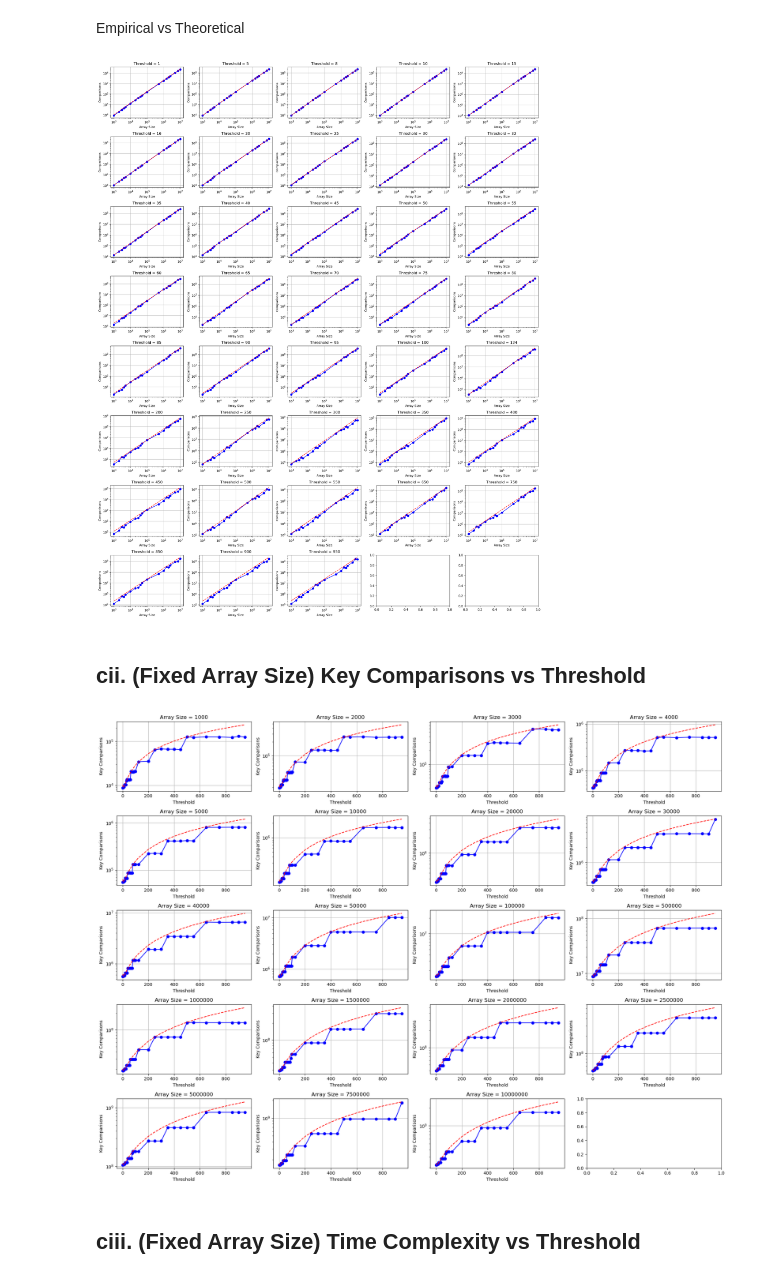
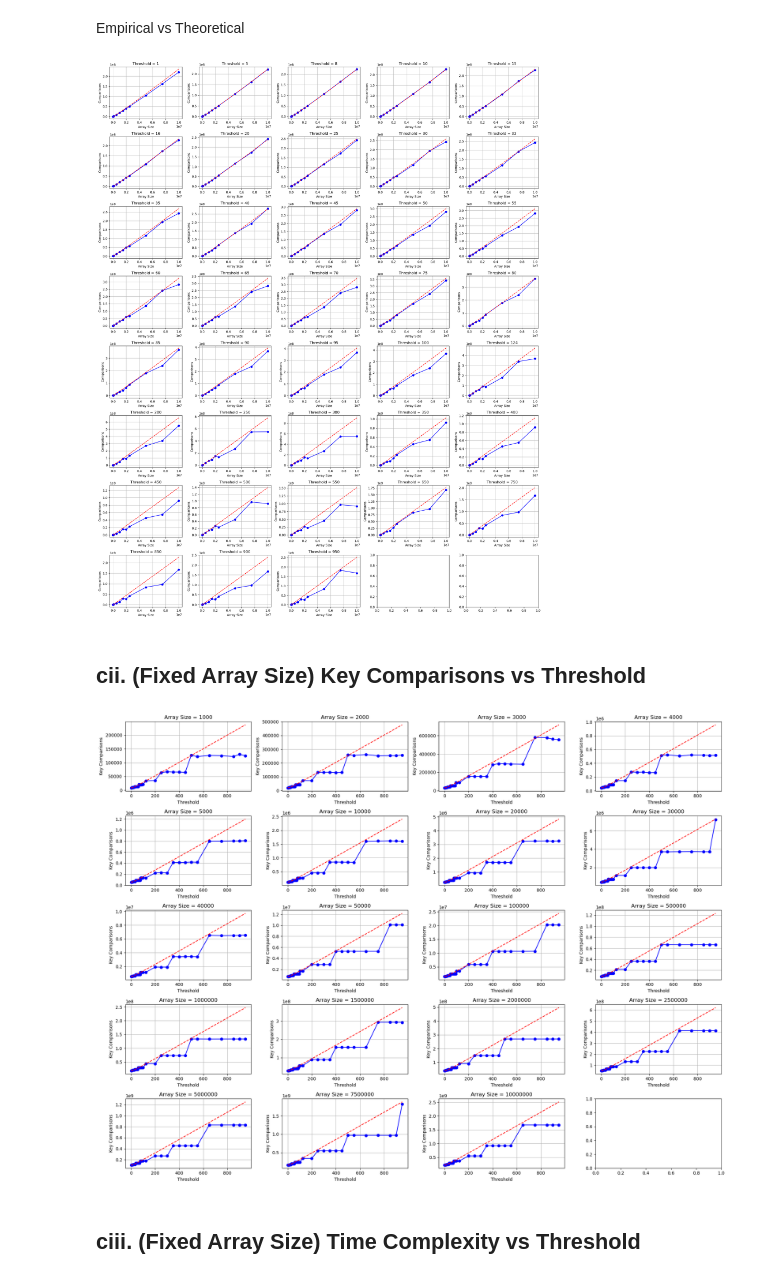
Before and after one commit to ChoWei0310/SC2001-Algorithm-Design, a Jupyter notebook: Plot Graph.ipynb, the cells around one changed output. Drawn from its saved outputs; the diff is of its cells as text; code cells hidden in the pictures.

```diff
--- a/Plot Graph.ipynb
+++ b/Plot Graph.ipynb
@@ -104,8 +104,8 @@ for i, Threshold in enumerate(unique_thresholds):
     axes[i].set_xlabel('Array Size')
     axes[i].set_ylabel('Key Comparisons')
     axes[i].grid(True)
-    axes[i].set_xscale('log')  # Logarithmic scale for array size
-    axes[i].set_yscale('log')  # Logarithmic scale for key comparisons
+    #axes[i].set_xscale('log')  # Logarithmic scale for array size
+    #axes[i].set_yscale('log')  # Logarithmic scale for key comparisons
 
 plt.tight_layout()
 plt.show()
@@ -134,13 +134,13 @@ for i, Threshold in enumerate(unique_thresholds):
     axes[i].set_xlabel('Array Size')
     axes[i].set_ylabel('Comparisons')
     axes[i].grid(True)
-    axes[i].set_xscale('log')  # Logarithmic scale for array size
-    axes[i].set_yscale('log')  # Logarithmic scale for key comparisons
+    #axes[i].set_xscale('log')  # Logarithmic scale for array size
+    #axes[i].set_yscale('log')  # Logarithmic scale for key comparisons
 
 plt.tight_layout()
 plt.show()
 # %% [output]
-[figure, old version]
+[figure, new version]
 # %% [markdown]
 ## cii. (Fixed Array Size) Key Comparisons vs Threshold
 # %%
@@ -152,35 +152,35 @@ axes = axes.flatten()
 
 for i, array_size in enumerate(unique_array_sizes):
     df_size = hybrid_df[hybrid_df['Array Size'] == array_size]
 
     # Plot the smoothed Key Comparisons vs Threshold on the corresponding subplot
     '''
     x_new = np.linspace(df_size['Threshold'].min(), df_size['Threshold'].max(), 300)
     spl = make_interp_spline(df_size['Threshold'], df_size['Comparisons'], k=3)  # k=3 for cubic spline
     y_smooth = spl(x_new)
     axes[i].plot(x_new, y_smooth, marker='', linestyle='-', color='b')
     '''
     # Plot Key Comparisons vs Threshold on the corresponding subplot
     axes[i].plot(df_size['Threshold'], df_size['Comparisons'], marker='o', linestyle='-', color='b')
 
     n = array_size
     s = df_size['Threshold']
     theoretical_values = n*s/4 + n*np.log2(n/s)
     axes[i].plot(s, theoretical_values, label="Theoretical", linestyle="--", color="red")
 
     # Customize each subplot
     axes[i].set_title(f'Array Size = {array_size}')
     axes[i].set_xlabel('Threshold')
     axes[i].set_ylabel('Key Comparisons')
     axes[i].grid(True)
-    axes[i].set_yscale('log')  # Logarithmic scale for key comparisons if necessary
+    #axes[i].set_yscale('log')  # Logarithmic scale for key comparisons if necessary
 
 # Adjust layout so that titles and labels don't overlap
 plt.tight_layout()
 
 plt.show()
 # %% [output]
-[figure, old version]
+[figure, new version]
 # %% [markdown]
 ## ciii. (Fixed Array Size) Time Complexity vs Threshold
 # %%
```
Also changed, not shown: parts of 1 cell of this notebook.
